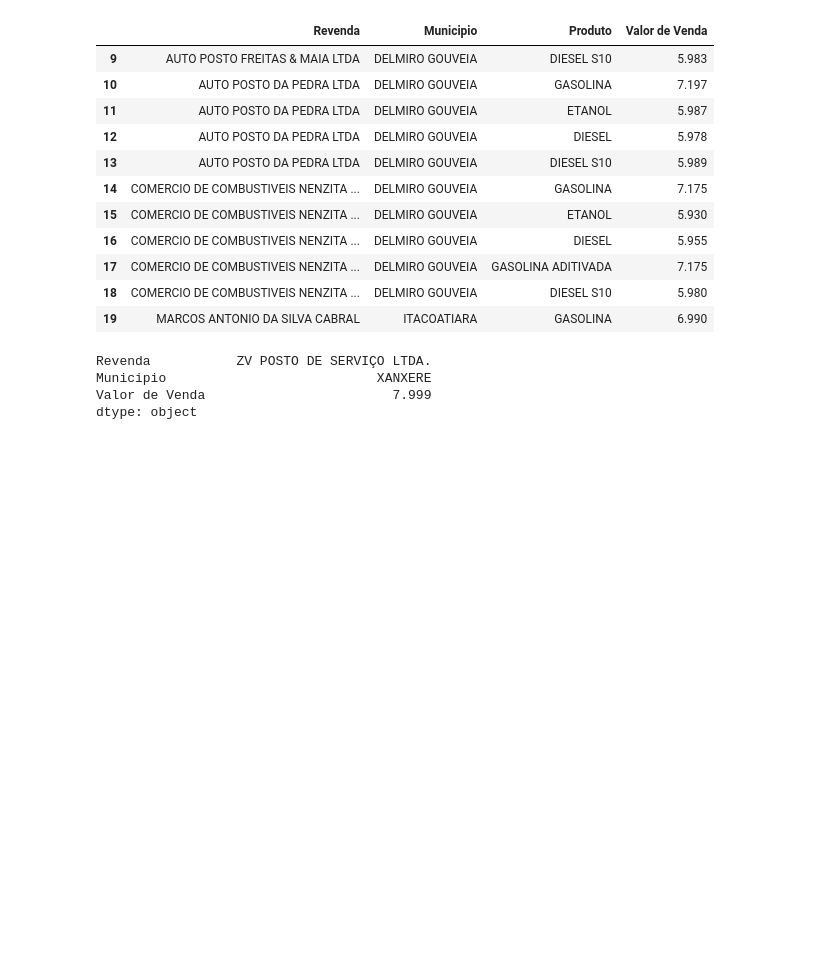
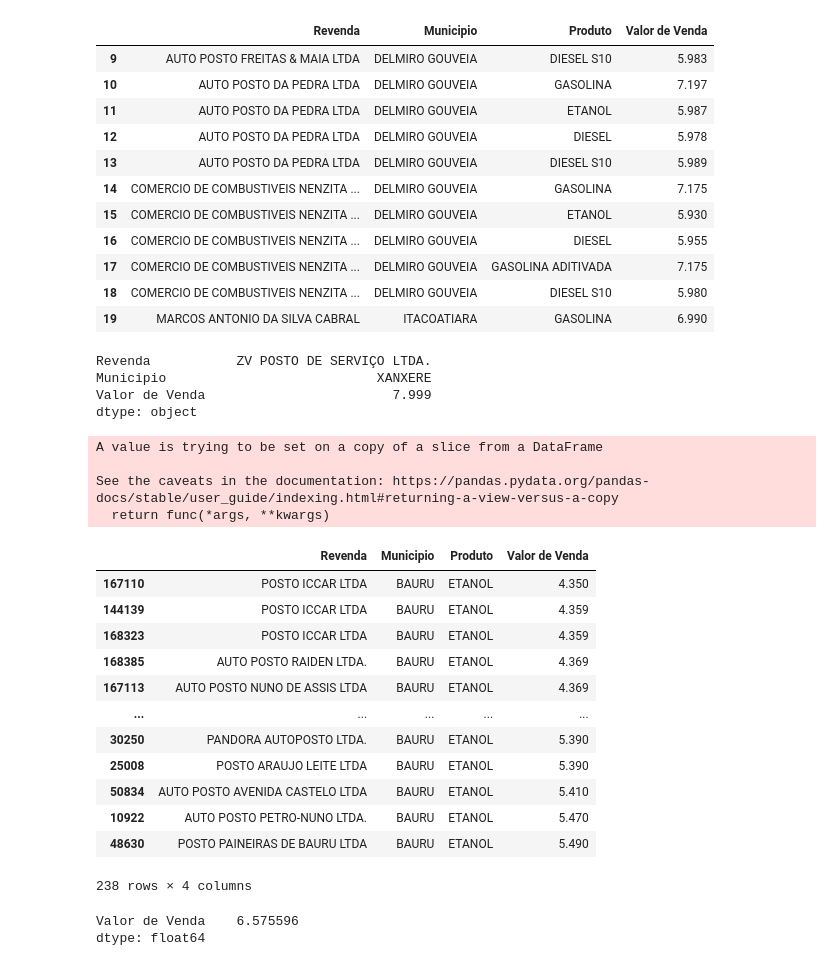
Before and after one commit to Matheuslx/pythonComPandas, a Jupyter notebook: Untitled7.ipynb, the cells around one changed output. Cells and saved outputs as stored; diff of their text form; code cells hidden in the pictures; blank space fills up the shorter version.

```diff
--- a/Untitled7.ipynb
+++ b/Untitled7.ipynb
@@ -158,3 +158,36 @@ Revenda           ZV POSTO DE SERVIÇO LTDA.
 Municipio                           XANXERE
 Valor de Venda                        7.999
 dtype: object
+# %%
+#Pegando todos os dados cujo o produto seja etanol e o municipio seja bauru e ordenando pelo valor de venda
+etanolEmBauru = colunas.loc[(colunas['Produto']=='ETANOL') & (colunas['Municipio'] == 'BAURU')]
+
+etanolEmBauru.sort_values(by=['Valor de Venda'], inplace =True)
+display(etanolEmBauru)
+# %% [output]
+A value is trying to be set on a copy of a slice from a DataFrame
+
+See the caveats in the documentation: https://pandas.pydata.org/pandas-docs/stable/user_guide/indexing.html#returning-a-view-versus-a-copy
+  return func(*args, **kwargs)
+|  | Revenda | Municipio | Produto | Valor de Venda |
+| 167110 | POSTO ICCAR LTDA | BAURU | ETANOL | 4.350 |
+| 144139 | POSTO ICCAR LTDA | BAURU | ETANOL | 4.359 |
+| 168323 | POSTO ICCAR LTDA | BAURU | ETANOL | 4.359 |
+| 168385 | AUTO POSTO RAIDEN LTDA. | BAURU | ETANOL | 4.369 |
+| 167113 | AUTO POSTO NUNO DE ASSIS LTDA | BAURU | ETANOL | 4.369 |
+| ... | ... | ... | ... | ... |
+| 30250 | PANDORA AUTOPOSTO LTDA. | BAURU | ETANOL | 5.390 |
+| 25008 | POSTO ARAUJO LEITE LTDA | BAURU | ETANOL | 5.390 |
+| 50834 | AUTO POSTO AVENIDA CASTELO LTDA | BAURU | ETANOL | 5.410 |
+| 10922 | AUTO POSTO PETRO-NUNO LTDA. | BAURU | ETANOL | 5.470 |
+| 48630 | POSTO PAINEIRAS DE BAURU LTDA | BAURU | ETANOL | 5.490 |
+238 rows × 4 columns
+# %%
+#Calculando a media dos preços de venda
+display(combustiveis_df.loc[(combustiveis_df['Bairro'] == 'MOOCA') &
+                            (combustiveis_df['Municipio'] == 'SAO PAULO') &
+                            ((combustiveis_df['Produto'] == 'GASOLINA') | (combustiveis_df['Produto'] == 'GASOLINA ADITIVADA')),
+                            ['Valor de Venda']].mean())
+# %% [output]
+Valor de Venda    6.575596
+dtype: float64
```
Also changed, not shown: parts of 3 cells of this notebook.
